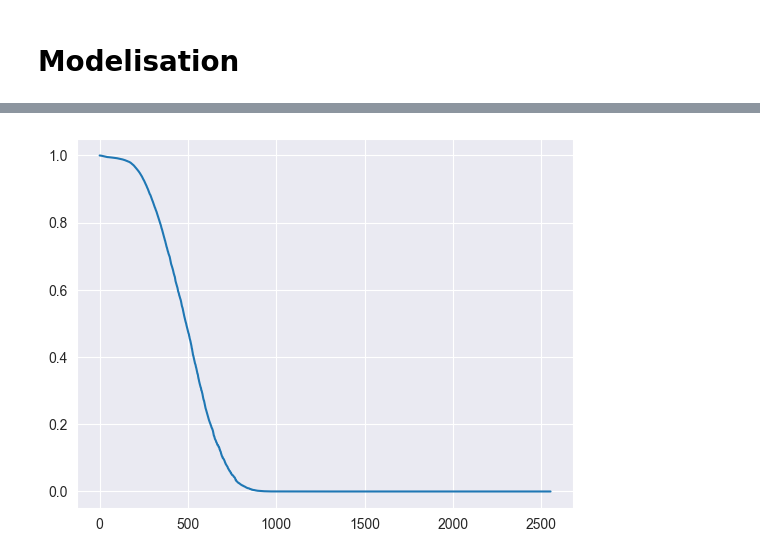
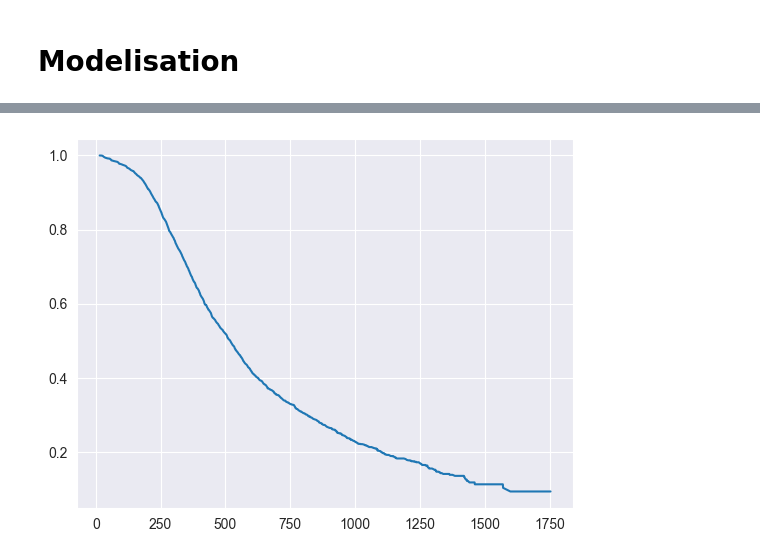
Before and after one commit to samuel-LP/Challenge-Credit-Logement, a Jupyter notebook: Notebooks/CoxPHFitter.ipynb, the cells around one changed output, grey strips where cells are left out. Cells and saved outputs as stored; diff of their text form; code cells hidden in the pictures.

```diff
--- a/Notebooks/CoxPHFitter.ipynb
+++ b/Notebooks/CoxPHFitter.ipynb
@@ -153,8 +91,6 @@ data_haz.drop(columns = ["cd_op"], inplace = True)
 
 
 data_test.drop(columns = ["cd_op"], inplace = True)
-# %%
-data_haz.drop(columns = ['FL_REL_NON_ANNULE', 'niv_gravite_mtf_dne', 'niv_gravite_mtf_dne'],inplace = True)
 # %%
 data_haz.shape
 # %% [output]
@@ -166,12 +117,10 @@ data_haz.shape
 # %% [markdown]
 # Modelisation
 # %%
-data_cox = data_haz.drop_duplicates(subset = "id",keep = 'last') # on retire les doublons
-test_cox = data_test.drop_duplicates(subset = "id",keep = 'last') # on retire les doublons
-test_cox.drop(columns = ['start','fl_pass_DET', 'id'],inplace = True )
+data_test.drop(columns = ['start','DET', 'id'],inplace = True )
 # %%
 from lifelines import CoxPHFitter
 
 cph = CoxPHFitter(penalizer=0.1)  # Choisir le paramètre de pénalité
-cph.fit(data_cox.drop(columns = ['id','start']), duration_col='stop', event_col='fl_pass_DET')
+cph.fit(data_haz.drop(columns = ['id','start']), duration_col='stop', event_col='DET')
 # %% [output]
@@ -179,5 +128,5 @@ cph.fit(data_cox.drop(columns = ['id','start']), duration_col='stop', event_col=
 # %%
-predictions = cph.predict_survival_function(test_cox)
+predictions = cph.predict_survival_function(data_test)
 # %%
 predictions = predictions.transpose()
 # %%
@@ -187,9 +136,9 @@ predictions.shape
 # %%
-survival_function_observation_0 = predictions.iloc[746]
+survival_function_observation_0 = predictions.iloc[46]
 
 # Tracer la fonction de survie pour l'observation 0
 survival_function_observation_0.plot()
 plt.show()
 # %% [output]
-[figure, old version]
+[figure, new version]
 # %%
```
Also changed, not shown: parts of 47 cells of this notebook.
